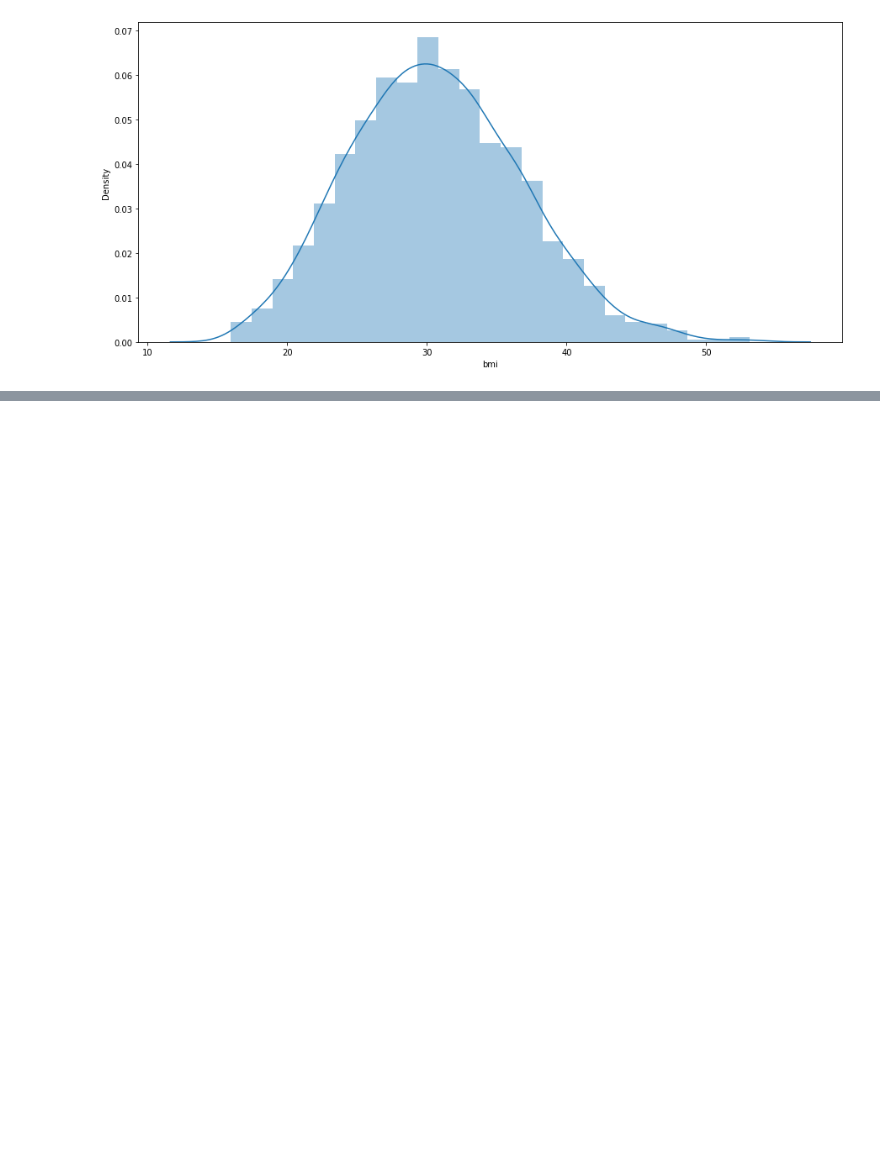
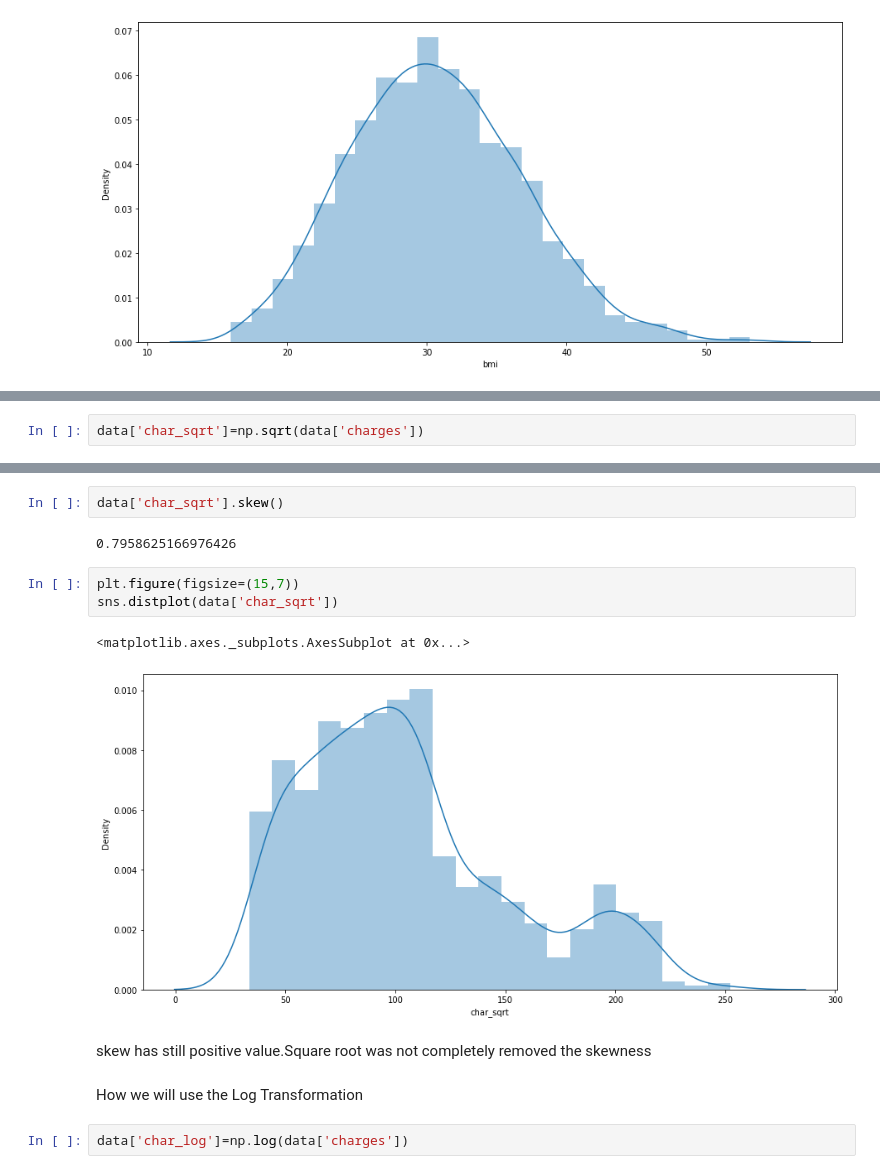
Before and after one commit to yuva1111/Medical_insurance, a Jupyter notebook: medical_insurance.ipynb, the cells around one changed output, grey strips where cells are left out. Saved outputs shown, nothing was run; the diff lists cells and outputs as text; blank space fills up the shorter version.

```diff
--- a/medical_insurance.ipynb
+++ b/medical_insurance.ipynb
@@ -206,0 +209,2 @@ sns.distplot(data['bmi'])
+# %%
+data['char_sqrt']=np.sqrt(data['charges'])
@@ -206,0 +227,16 @@ sns.distplot(data['bmi'])
+# %%
+data['char_sqrt'].skew()
+# %% [output]
+0.7958625166976426
+# %%
+plt.figure(figsize=(15,7))
+sns.distplot(data['char_sqrt'])
+# %% [output]
+<matplotlib.axes._subplots.AxesSubplot at 0x...>
+[figure, added]
+# %% [markdown]
+skew has still positive value.Square root was not completely removed the skewness
+# %% [markdown]
+How we will use the Log Transformation
+# %%
+data['char_log']=np.log(data['charges'])
```
Also changed, not shown: parts of 49 cells of this notebook.
